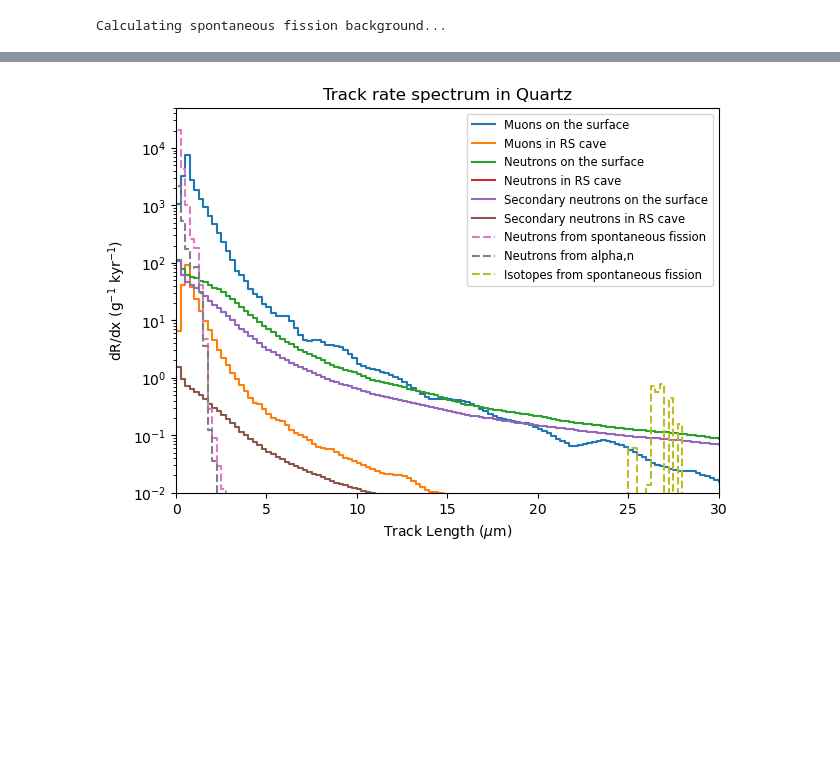
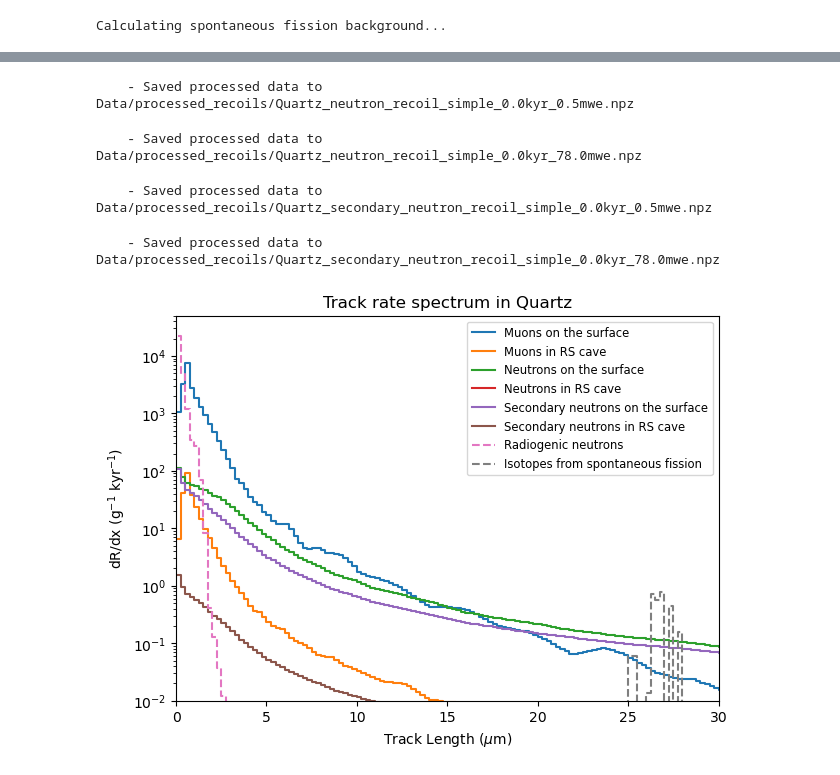
Before and after one commit to cgalelli/PrimusCode, a Jupyter notebook: RSC_analysis.ipynb, the cells around one changed output, grey strips where cells are left out. Drawn from its saved outputs; the diff is of its cells as text; code cells hidden in the pictures; blank space fills up the shorter version.

```diff
--- a/RSC_analysis.ipynb
+++ b/RSC_analysis.ipynb
@@ -152,67 +111,50 @@ cdf_interp = interp1d(x_bins, cumulative_counts, kind='linear', bounds_error=Fal
 
 tracks_down = cdf_interp(x_bins[1:]) - cdf_interp(x_bins[:-1])
 # %%
-filepath = './Data/processed_recoils/Quartz_neutron_recoil_simple_0.0kyr_0.5mwe.npz'
-recoil_data = np.load(filepath)
+drdx_neut = mineral.calculate_particle_signal_spectrum(x_bins=x_bins, t_kyr=0.0, scenario_name='simple', energy_bins_gev=energies, depth_mwe=0.2*event_overburden_density_g_cm3, species='neutron')
 
-drdx_neut = mineral._convert_recoil_to_track_spectrum(x_bins=x_bins, recoil_data=recoil_data, energy_bins_gev=CONFIG["geant4_energy_bins_gev"][:90], species='neutron')
-
-drdx_down = drdx_neut['total']
-
-cumulative_counts = np.concatenate(([0], np.cumsum(drdx_down * 1e-3 * 1e-3 * np.diff(x_bins))))
+cumulative_counts = np.concatenate(([0], np.cumsum(drdx_neut * 1e-3 * 1e-3 * np.diff(x_bins))))
 
 cdf_interp = interp1d(x_bins, cumulative_counts, kind='linear', bounds_error=False, fill_value=(0, cumulative_counts[-1]))
 
 neutron_tracks_up = cdf_interp(x_bins[1:]) - cdf_interp(x_bins[:-1])
+# %% [output]
+    - Saved processed data to Data/processed_recoils/Quartz_neutron_recoil_simple_0.0kyr_0.5mwe.npz
 # %%
-filepath = './Data/processed_recoils/Quartz_neutron_recoil_simple_0.0kyr_78.0mwe.npz'
-recoil_data = np.load(filepath)
+drdx_neut = mineral.calculate_particle_signal_spectrum(x_bins=x_bins, t_kyr=0.0, scenario_name='simple', energy_bins_gev=energies, depth_mwe=event_overburden_depth*event_overburden_density_g_cm3, species='neutron')
 
-drdx_neut = mineral._convert_recoil_to_track_spectrum(x_bins=x_bins, recoil_data=recoil_data, energy_bins_gev=CONFIG["geant4_energy_bins_gev"][:90], species='neutron')
-
-drdx_up = drdx_neut['total']
-
-cumulative_counts = np.concatenate(([0], np.cumsum(drdx_up * 1e-3 * 1e-3 * np.diff(x_bins))))
+cumulative_counts = np.concatenate(([0], np.cumsum(drdx_neut * 1e-3 * 1e-3 * np.diff(x_bins))))
 
 cdf_interp = interp1d(x_bins, cumulative_counts, kind='linear', bounds_error=False, fill_value=(0, cumulative_counts[-1]))
 
 neutron_tracks_down = cdf_interp(x_bins[1:]) - cdf_interp(x_bins[:-1])
+# %% [output]
+    - Saved processed data to Data/processed_recoils/Quartz_neutron_recoil_simple_0.0kyr_78.0mwe.npz
 # %%
-filepath = './Data/processed_recoils/Quartz_secondary_neutrons_recoil_simple_0.0kyr_0.5mwe.npz'
-recoil_data = np.load(filepath)
+drdx_s_neut = mineral.calculate_particle_signal_spectrum(x_bins=x_bins, t_kyr=0.0, scenario_name='simple', energy_bins_gev=energies, depth_mwe=0.2*event_overburden_density_g_cm3, species='secondary_neutron')
 
-drdx_s_neut = mineral._convert_recoil_to_track_spectrum(x_bins=x_bins, recoil_data=recoil_data, energy_bins_gev=CONFIG["geant4_energy_bins_gev"][:90], species='neutron')
-
-drdx_s_up = drdx_s_neut['total']
-
-cumulative_counts = np.concatenate(([0], np.cumsum(drdx_s_up * 1e-3 * 1e-3 * np.diff(x_bins))))
+cumulative_counts = np.concatenate(([0], np.cumsum(drdx_s_neut * 1e-3 * 1e-3 * np.diff(x_bins))))
 
 cdf_interp = interp1d(x_bins, cumulative_counts, kind='linear', bounds_error=False, fill_value=(0, cumulative_counts[-1]))
 
 neutron_s_tracks_up = cdf_interp(x_bins[1:]) - cdf_interp(x_bins[:-1])
+# %% [output]
+    - Saved processed data to Data/processed_recoils/Quartz_secondary_neutron_recoil_simple_0.0kyr_0.5mwe.npz
 # %%
-filepath = './Data/processed_recoils/Quartz_secondary_neutrons_recoil_simple_0.0kyr_78.0mwe.npz'
-recoil_data = np.load(filepath)
+drdx_s_neut = mineral.calculate_particle_signal_spectrum(x_bins=x_bins, t_kyr=0.0, scenario_name='simple', energy_bins_gev=energies, depth_mwe=event_overburden_depth*event_overburden_density_g_cm3, species='secondary_neutron')
 
-drdx_s_neut = mineral._convert_recoil_to_track_spectrum(x_bins=x_bins, recoil_data=recoil_data, energy_bins_gev=CONFIG["geant4_energy_bins_gev"][:90], species='neutron')
-
-drdx_s_down = drdx_s_neut['total']
-
-cumulative_counts = np.concatenate(([0], np.cumsum(drdx_s_down * 1e-3 * 1e-3 * np.diff(x_bins))))
+cumulative_counts = np.concatenate(([0], np.cumsum(drdx_s_neut * 1e-3 * 1e-3 * np.diff(x_bins))))
 
 cdf_interp = interp1d(x_bins, cumulative_counts, kind='linear', bounds_error=False, fill_value=(0, cumulative_counts[-1]))
 
 neutron_s_tracks_down = cdf_interp(x_bins[1:]) - cdf_interp(x_bins[:-1])
+# %% [output]
+    - Saved processed data to Data/processed_recoils/Quartz_secondary_neutron_recoil_simple_0.0kyr_78.0mwe.npz
 # %%
-filepath = './Data/processed_recoils/Quartz_fission_n.npz'
-recoil_data = np.load(filepath)
+drdx_radiogenic = mineral.calculate_background_neutron_spectrum(x_bins=x_bins, energy_bins_gev=energies)
 
-drdx_fissionn = mineral._convert_recoil_to_track_spectrum(x_bins=x_bins, recoil_data=recoil_data, energy_bins_gev=CONFIG["geant4_energy_bins_gev"][:90], species='neutron')
-
-drdx_fissionnt = drdx_fissionn['total']
-
-cumulative_counts = np.concatenate(([0], np.cumsum(drdx_fissionnt * 1e-3 * 1e-3 * np.diff(x_bins))))
+cumulative_counts = np.concatenate(([0], np.cumsum(drdx_radiogenic * 1e-3 * 1e-3 * np.diff(x_bins))))
 
 cdf_interp = interp1d(x_bins, cumulative_counts, kind='linear', bounds_error=False, fill_value=(0, cumulative_counts[-1]))
 
-fission_n_tracks = cdf_interp(x_bins[1:]) - cdf_interp(x_bins[:-1])
+radiogenic_n_tracks = cdf_interp(x_bins[1:]) - cdf_interp(x_bins[:-1])
@@ -232,31 +161,31 @@ alpha_n_tracks = cdf_interp(x_bins[1:]) - cdf_interp(x_bins[:-1])
 # %%
 fig, ax = plt.subplots(figsize=[7, 5])
 
 ax.step(x_mids/1000., tracks_up, label='Muons on the surface', where='mid')
+
 ax.step(x_mids/1000., tracks_down, label='Muons in RS cave', where='mid')
 ax.step(x_mids/1000., neutron_tracks_up, label='Neutrons on the surface', where='mid')
 ax.step(x_mids/1000., neutron_tracks_down, label='Neutrons in RS cave', where='mid')
 
 ax.step(x_mids/1000., neutron_s_tracks_up, label='Secondary neutrons on the surface', where='mid')
 ax.step(x_mids/1000., neutron_s_tracks_down, label='Secondary neutrons in RS cave', where='mid')
 
-ax.step(x_mids/1000., fission_n_tracks, label='Neutrons from spontaneous fission', where='mid', linestyle='--')
-ax.step(x_mids/1000., alpha_n_tracks, label='Neutrons from alpha,n', where='mid', linestyle='--')
+ax.step(x_mids/1000., radiogenic_n_tracks, label='Radiogenic neutrons', where='mid', linestyle='--')
 
 ax.step(x_mids/1000., tracks_fission, where='mid', label='Isotopes from spontaneous fission', linestyle='--')
 
 ax.set_yscale("log")
 #ax.set_xscale("log")
 ax.set_xlabel(r"Track Length ($\mu$m)")
 ax.set_ylabel(r"dR/dx (g$^{-1}$ kyr$^{-1}$)")
 ax.set_title(f"Track rate spectrum in {mineral_name}")
 ax.set_ylim(1e-2, 5e4)
 ax.set_xlim(0., 30.)
 ax.legend(fontsize='small', loc='upper right')
 plt.savefig("Plots/RSC_drdx.png", dpi=500)
 plt.show()
 # %% [output]
-[figure, old version]
+[figure, new version]
 # %%
 fig, ax = plt.subplots(figsize=[7, 5])
 
```
Also changed, not shown: parts of 11 cells of this notebook, 1 other file.
